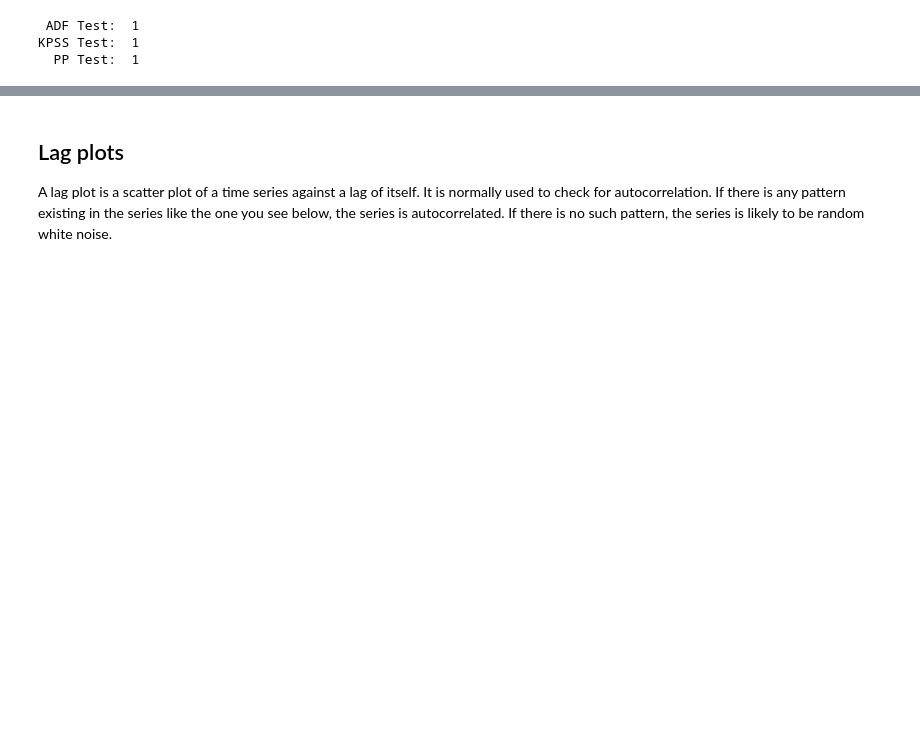
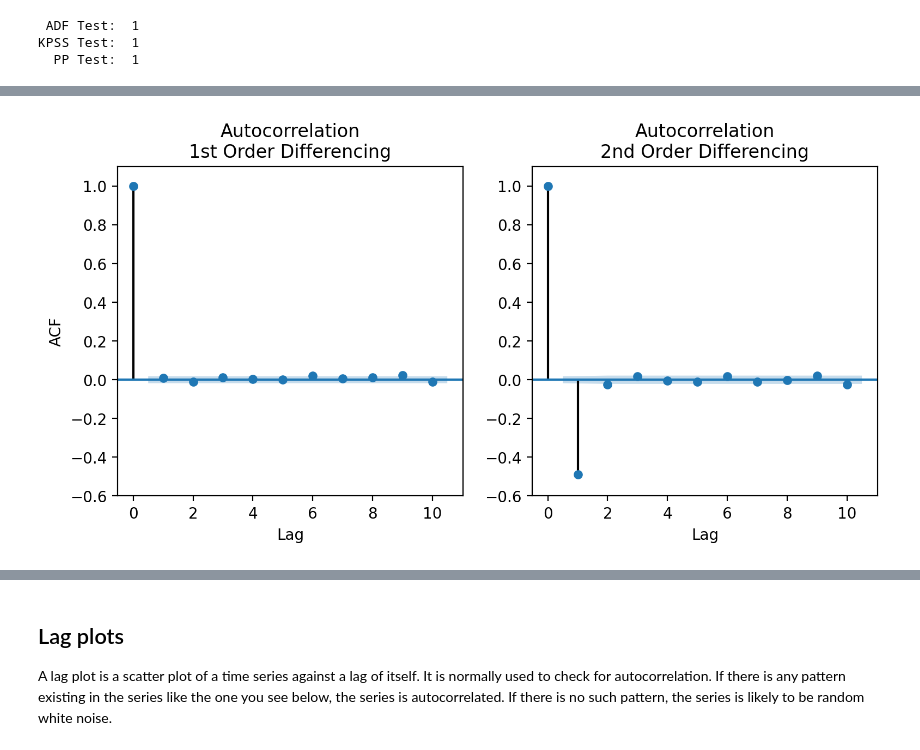
Before and after one commit to marslanahmed/Project2-Predicting-Oil-Prices-using-ARIMA, a Jupyter notebook: project_notebook.ipynb, the cells around one changed output, grey strips where cells are left out. Drawn from its saved outputs; the diff is of its cells as text; code cells hidden in the pictures; blank space fills up the shorter version.

```diff
--- a/project_notebook.ipynb
+++ b/project_notebook.ipynb
@@ -576,3 +608,22 @@ A partial autocorrelation is the amount of correlation between a variable and a
+# %%
+from statsmodels.graphics.tsaplots import plot_acf
+plt.rcParams.update({'figure.figsize':(fig_width,fig_height), 'figure.dpi':200})
+fig, axes = plt.subplots(1, 2, sharex=True)
+num_lag = 10
+
+plot_acf(daily_series_diff1, lags=num_lag, ax=axes[0], title="Autocorrelation\n1st Order Differencing")
+plot_acf(daily_series_diff2, lags=num_lag, ax=axes[1], title="Autocorrelation\n2nd Order Differencing")
+
+## Make it look pretty
+axes[0].set_ylabel('ACF')
+axes[0].set_xlabel('Lag')
+axes[1].set_xlabel('Lag')
+axes[0].set_ylim([-.6,1.1])
+axes[1].set_ylim([-.6,1.1])
+
+plt.show()
+# %% [output]
+[figure, added]
 # %%
 from statsmodels.graphics.tsaplots import plot_pacf
 plt.rcParams.update({'figure.figsize':(fig_width,fig_height), 'figure.dpi':200})
```
Also changed, not shown: parts of 28 cells of this notebook.
